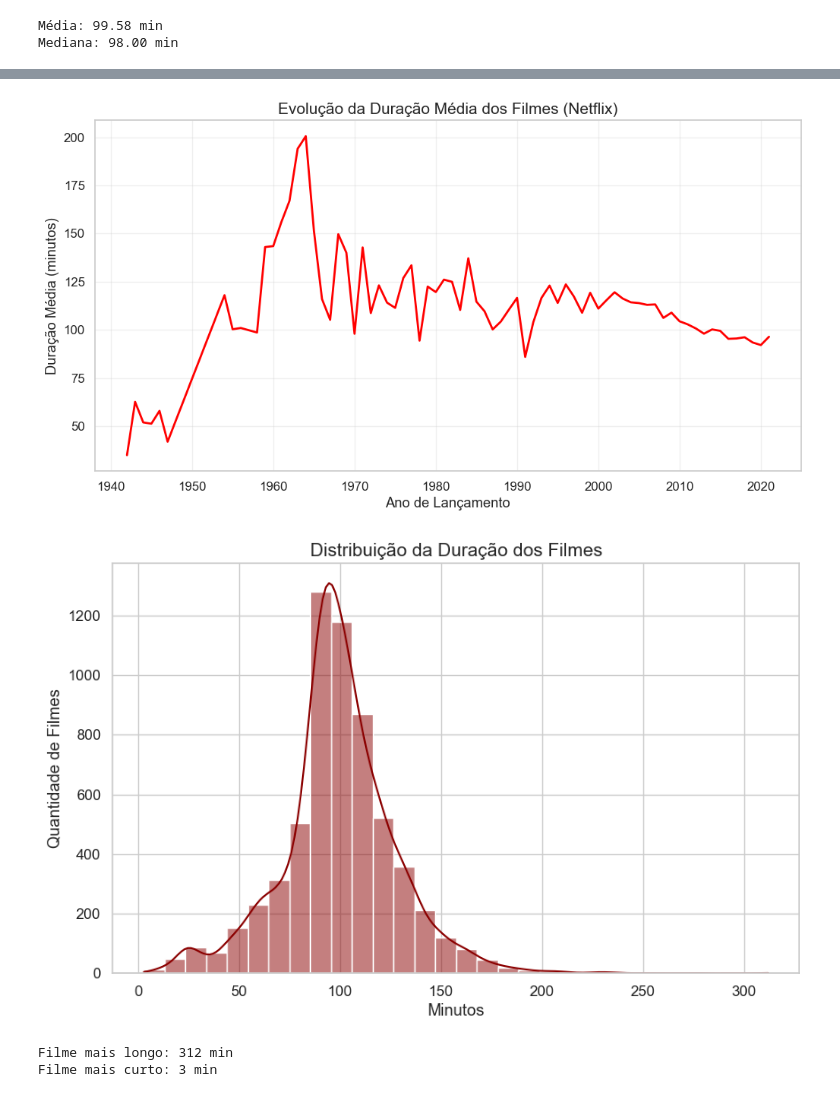
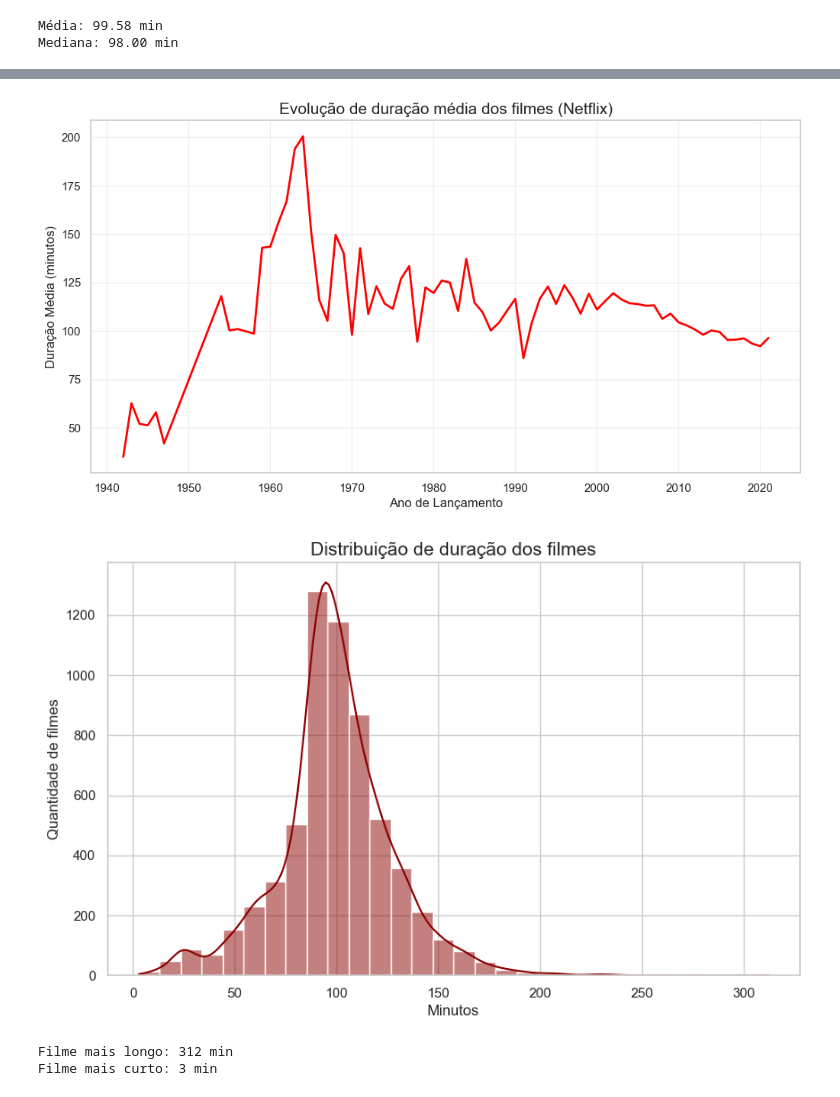
Before and after one commit to Henrique7-tech/projeto-integrador-netflix, a Jupyter notebook: notebooks/03_analise_filmes_mariucha.ipynb, the cells around one changed output, grey strips where cells are left out. Drawn from its saved outputs; the diff is of its cells as text; code cells hidden in the pictures.

Commit message:
Adicionada análise de duração de filmes

```diff
--- a/notebooks/03_analise_filmes_mariucha.ipynb
+++ b/notebooks/03_analise_filmes_mariucha.ipynb
@@ -53,3 +53,23 @@ print(f"Mediana: {mediana:.2f} min")
 # %% [output]
 Média: 99.58 min
 Mediana: 98.00 min
+# %%
+# Pegar a tabela de filmes e calcular a média de duração por ano
+tendencia = df_filmes.groupby('release_year')['duration_num'].mean().reset_index()
+
+# --- DESENHANDO O GRÁFICO ---
+import matplotlib.pyplot as plt
+import seaborn as sns
+
+plt.figure(figsize=(12, 6))
+sns.set_theme(style="whitegrid") # Estilo limpo para combinar com o grupo
+
+# Desenhando a linha
+sns.lineplot(data=tendencia, x='release_year', y='duration_num', color='#E50914', linewidth=2.5)
+
+# Títulos e Legendas
+plt.title('Evolução de duração média dos filmes ao longo dos anos', fontsize=14, fontweight='bold')
+plt.xlabel('Ano de lançamento', fontsize=12)
+plt.ylabel('Duração média (minutos)', fontsize=12)
+
+plt.show()
@@ -57,23 +79,23 @@ Mediana: 98.00 min
 # Criar o gráfico
 plt.figure(figsize=(12, 6))
 sns.lineplot(data=tendencia, x='release_year', y='duration_num', color='red', linewidth=2)
-plt.title('Evolução da Duração Média dos Filmes (Netflix)', fontsize=15)
+plt.title('Evolução de duração média dos filmes (Netflix)', fontsize=15)
 plt.xlabel('Ano de Lançamento')
 plt.ylabel('Duração Média (minutos)')
 plt.grid(alpha=0.3)
 plt.show()
 # %% [output]
-[figure, old version]
+[figure, new version]
 # %%
 plt.show()
 plt.figure(figsize=(10, 6))
 sns.histplot(df_filmes['duration_num'], bins=30, kde=True, color='darkred')
-plt.title('Distribuição da Duração dos Filmes', fontsize=15)
+plt.title('Distribuição de duração dos filmes', fontsize=15)
 plt.xlabel('Minutos')
-plt.ylabel('Quantidade de Filmes')
+plt.ylabel('Quantidade de filmes')
 plt.show()
 # %% [output]
-[figure, old version]
+[figure, new version]
 # %%
 print(f"Filme mais longo: {df_filmes['duration_num'].max()} min")
 print(f"Filme mais curto: {df_filmes['duration_num'].min()} min")
```
Also changed, not shown: parts of 4 cells of this notebook.
